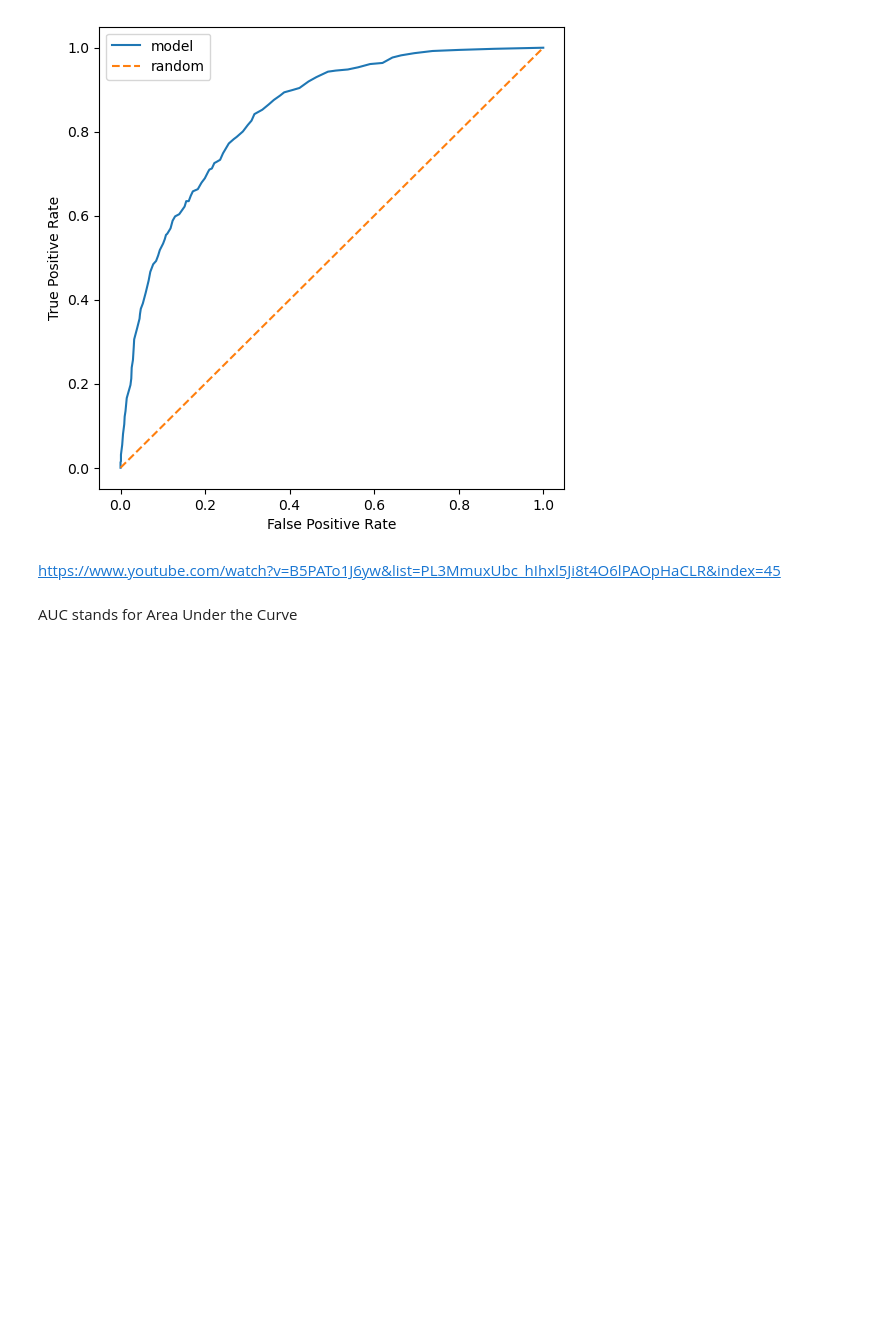
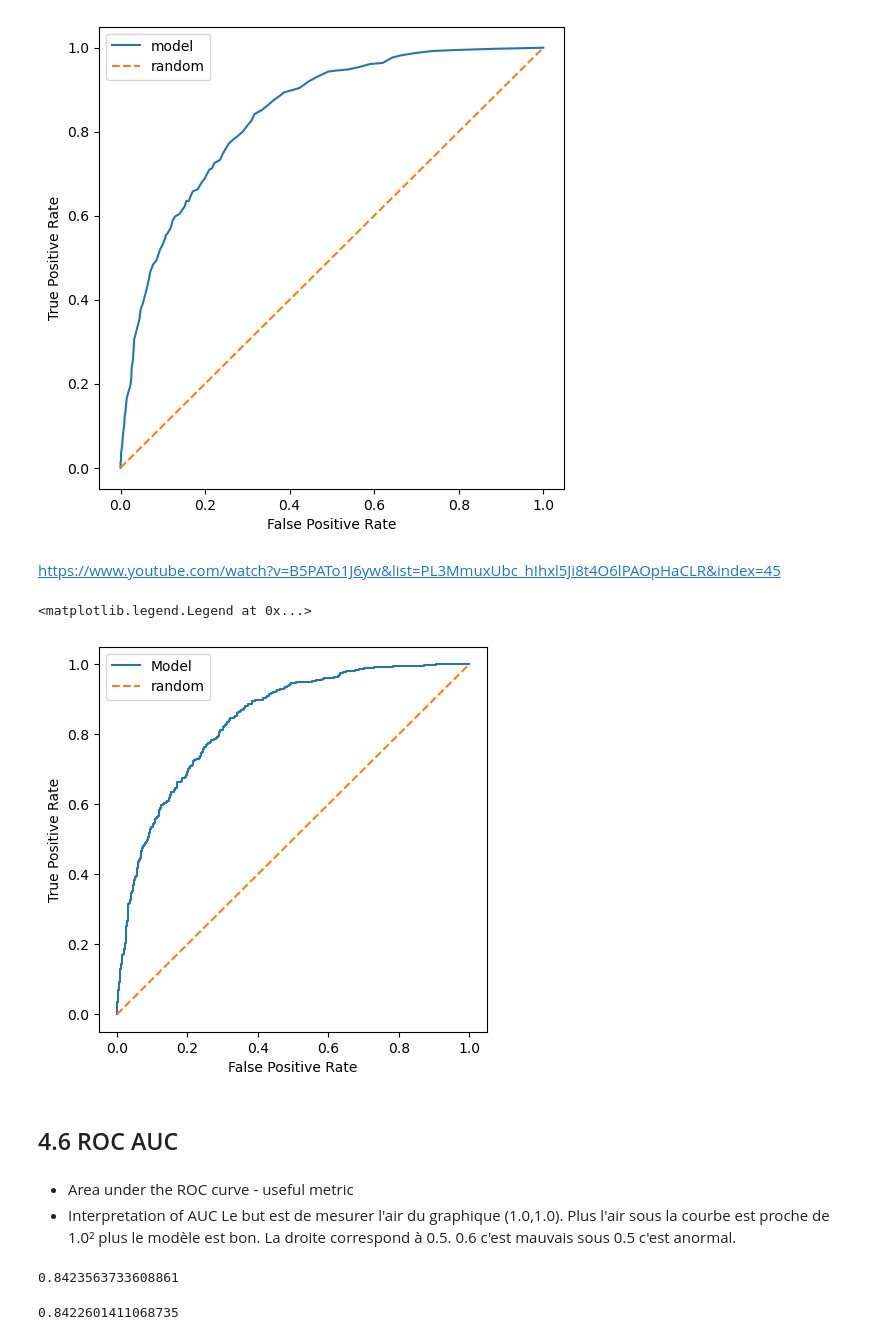
Before and after one commit to ValentinLibouton/machine-learning-zoomcamp-by-valentin, a Jupyter notebook: 04_Machine_Learning_Evaluation_Metrics/04_Machine_Learning_Evaluation_Metrics_version_Valentin.ipynb, the cells around one changed output. Cells and saved outputs as stored; diff of their text form; code cells hidden in the pictures; blank space fills up the shorter version.

```diff
--- a/04_Machine_Learning_Evaluation_Metrics/04_Machine_Learning_Evaluation_Metrics_version_Valentin.ipynb
+++ b/04_Machine_Learning_Evaluation_Metrics/04_Machine_Learning_Evaluation_Metrics_version_Valentin.ipynb
@@ -438,2 +440,21 @@ https://www.youtube.com/watch?v=B5PATo1J6yw&list=PL3MmuxUbc_hIhxl5Ji8t4O6lPAOpHa
+# %%
+fpr, tpr, thresholds = roc_curve(y_val, y_pred)
+# %%
+plt.figure(figsize=(5,5))
+
+plt.plot(fpr, tpr, label='Model')
+plt.plot([0,1], [0,1], label='random', linestyle='--')
+
+plt.xlabel('False Positive Rate')
+plt.ylabel('True Positive Rate')
+
+plt.legend()
+# %% [output]
+<matplotlib.legend.Legend at 0x...>
+[figure, added]
+# %% [markdown]
+## 4.6 ROC AUC
 # %% [markdown]
-AUC stands for Area Under the Curve
+* Area under the ROC curve - useful metric
+* Interpretation of AUC
+Le but est de mesurer l'air du graphique (1.0,1.0). Plus l'air sous la courbe est proche de 1.0² plus le modèle est bon. La droite correspond à 0.5. 0.6 c'est mauvais sous 0.5 c'est anormal.
@@ -439,0 +463,8 @@ AUC stands for Area Under the Curve
+# %%
+auc(x=fpr, y=tpr)
+# %% [output]
+0.8423563733608861
+# %%
+auc(x=df_scores.fpr, y=df_scores.tpr) #with fpr and tpr that we computed manually
+# %% [output]
+0.8422601411068735
```
Also changed, not shown: parts of 5 cells of this notebook.
